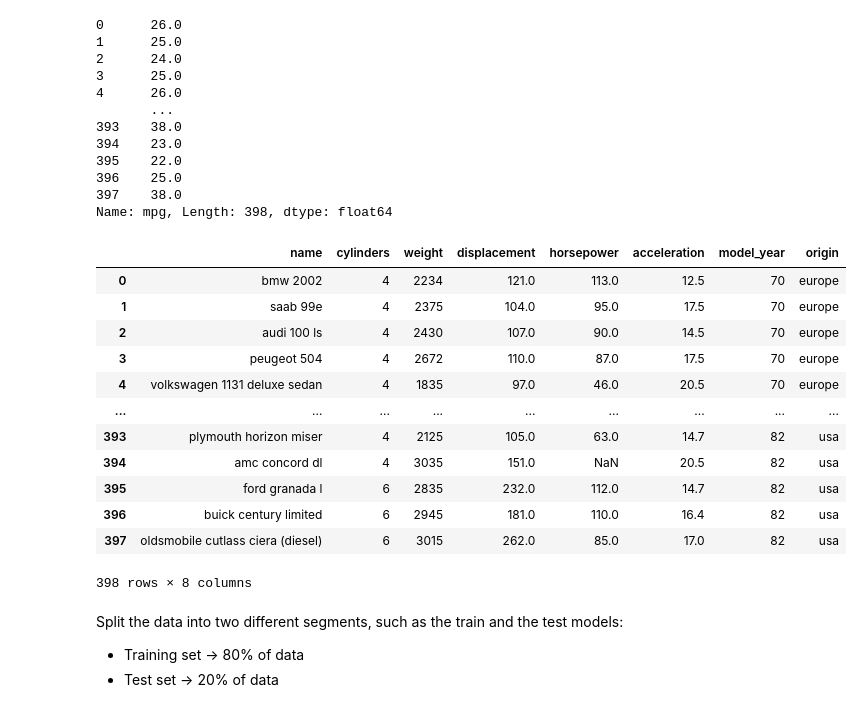
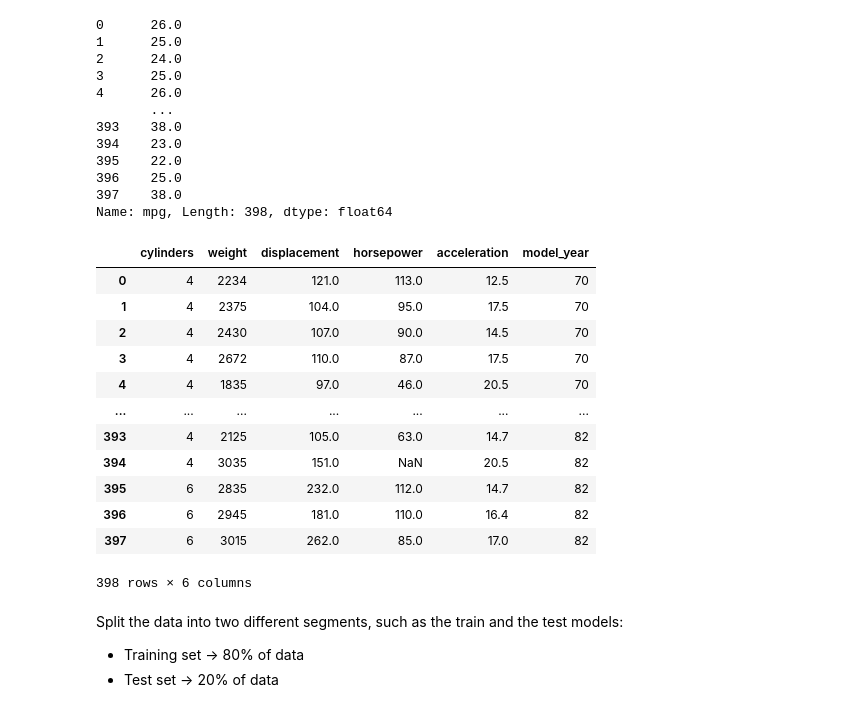
Before and after one commit to Vimtoooo/Machine-Learning-Model-to-predict-MPG-Values, a Jupyter notebook: ML_Project.ipynb, the cells around one changed output. Drawn from its saved outputs; the diff is of its cells as text; code cells hidden in the pictures.

```diff
--- a/ML_Project.ipynb
+++ b/ML_Project.ipynb
@@ -56,23 +56,23 @@ y
 397    38.0
 Name: mpg, Length: 398, dtype: float64
 # %%
-# Instantiate a reference to the df, but without the mpg column in it
-x = df.drop('mpg', axis=1)
+# Instantiate a reference to the df, but without the mpg and the name column in it
+x = df.drop(columns=['mpg', 'name', 'origin'], axis=1)
 x
 # %% [output]
-|  | name | cylinders | weight | displacement | horsepower | acceleration | model_year | origin |
-| 0 | bmw 2002 | 4 | 2234 | 121.0 | 113.0 | 12.5 | 70 | europe |
-| 1 | saab 99e | 4 | 2375 | 104.0 | 95.0 | 17.5 | 70 | europe |
-| 2 | audi 100 ls | 4 | 2430 | 107.0 | 90.0 | 14.5 | 70 | europe |
-| 3 | peugeot 504 | 4 | 2672 | 110.0 | 87.0 | 17.5 | 70 | europe |
-| 4 | volkswagen 1131 deluxe sedan | 4 | 1835 | 97.0 | 46.0 | 20.5 | 70 | europe |
-| ... | ... | ... | ... | ... | ... | ... | ... | ... |
-| 393 | plymouth horizon miser | 4 | 2125 | 105.0 | 63.0 | 14.7 | 82 | usa |
-| 394 | amc concord dl | 4 | 3035 | 151.0 | NaN | 20.5 | 82 | usa |
-| 395 | ford granada l | 6 | 2835 | 232.0 | 112.0 | 14.7 | 82 | usa |
-| 396 | buick century limited | 6 | 2945 | 181.0 | 110.0 | 16.4 | 82 | usa |
-| 397 | oldsmobile cutlass ciera (diesel) | 6 | 3015 | 262.0 | 85.0 | 17.0 | 82 | usa |
+|  | cylinders | weight | displacement | horsepower | acceleration | model_year |
+| 0 | 4 | 2234 | 121.0 | 113.0 | 12.5 | 70 |
+| 1 | 4 | 2375 | 104.0 | 95.0 | 17.5 | 70 |
+| 2 | 4 | 2430 | 107.0 | 90.0 | 14.5 | 70 |
+| 3 | 4 | 2672 | 110.0 | 87.0 | 17.5 | 70 |
+| 4 | 4 | 1835 | 97.0 | 46.0 | 20.5 | 70 |
+| ... | ... | ... | ... | ... | ... | ... |
+| 393 | 4 | 2125 | 105.0 | 63.0 | 14.7 | 82 |
+| 394 | 4 | 3035 | 151.0 | NaN | 20.5 | 82 |
+| 395 | 6 | 2835 | 232.0 | 112.0 | 14.7 | 82 |
+| 396 | 6 | 2945 | 181.0 | 110.0 | 16.4 | 82 |
+| 397 | 6 | 3015 | 262.0 | 85.0 | 17.0 | 82 |
-398 rows × 8 columns
+398 rows × 6 columns
 # %% [markdown]
 Split the data into two different segments, such as the train and the test models:
 - Training set -> 80% of data
```
Also changed, not shown: parts of 4 cells of this notebook, 1 other file.
